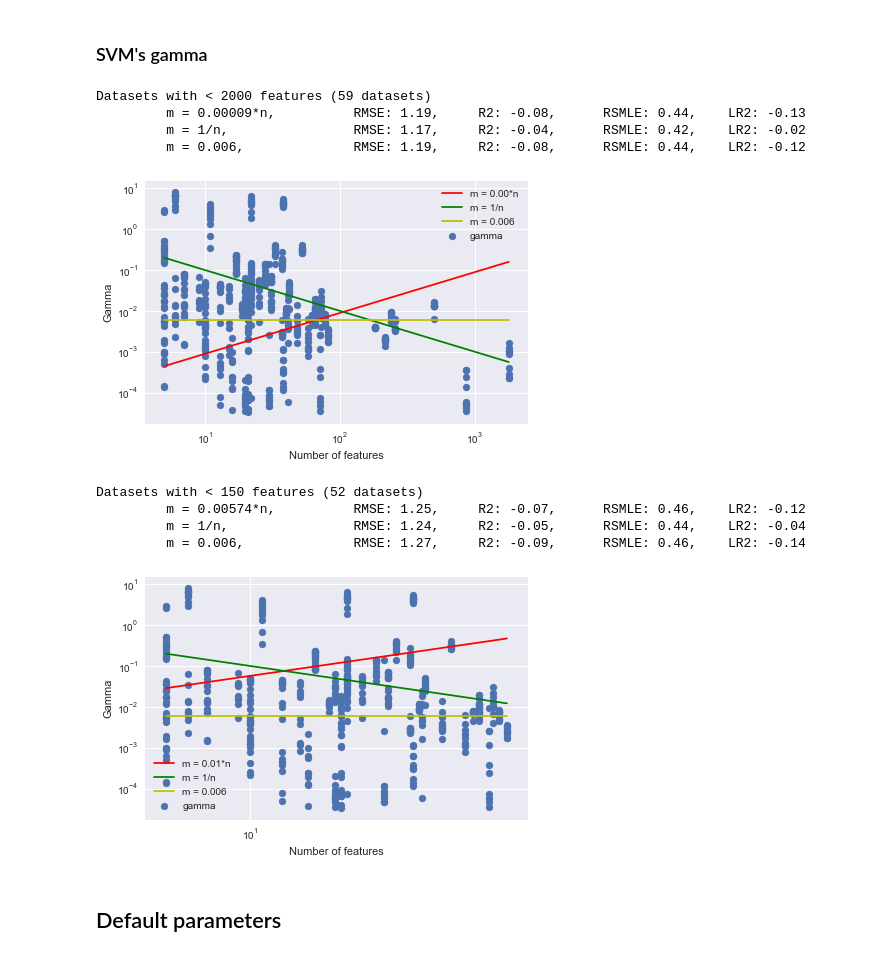
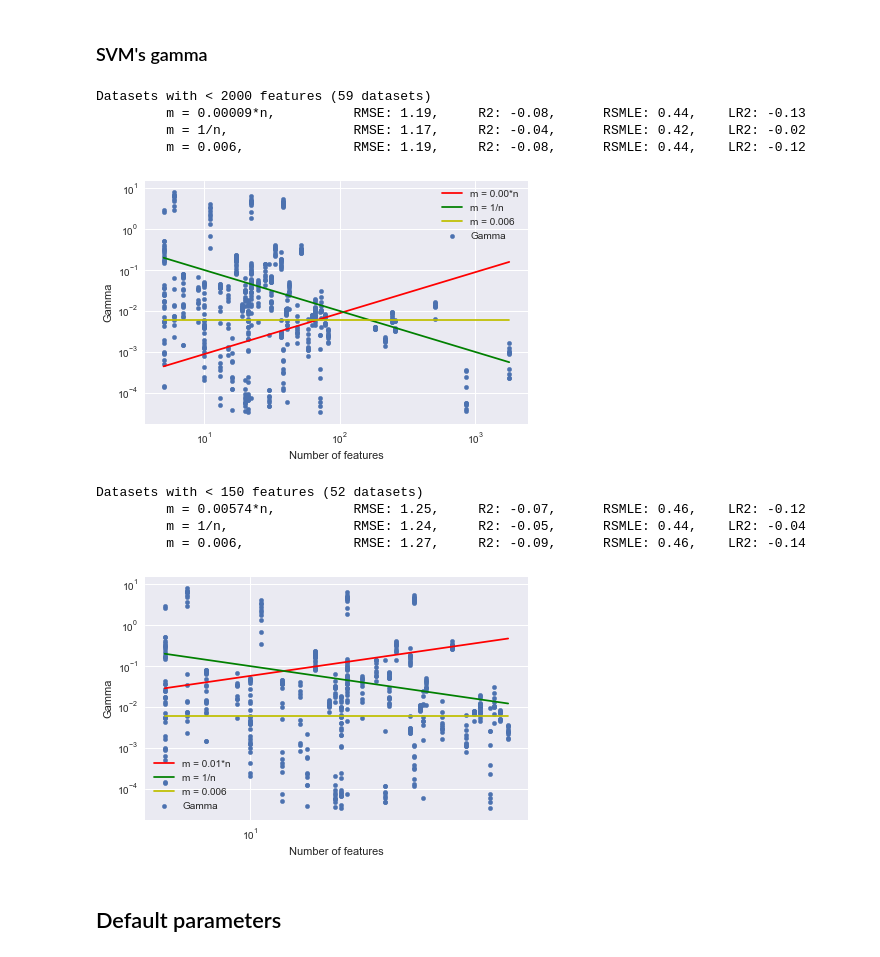
Before and after one commit to harel-coffee/hyperimp-auto, a Jupyter notebook: analysis experiment 1.ipynb, the cells around one changed output. Saved outputs shown, nothing was run; the diff lists cells and outputs as text; code cells hidden in the pictures.

```diff
--- a/analysis experiment 1.ipynb
+++ b/analysis experiment 1.ipynb
@@ -44,7 +44,7 @@ boolnom = ['bootstrap', 'criterion', 'shrinking']
 The intuition behind our method of finding default values, is to find the hyperparameter value that most often resulted in good performance. To this end, we first take a subset of the top _n_ performance data points of each dataset. Note that this subset contains _n_ * nr. of datasets datapoints. To get an idea of the distribution of the hyperparameters within the top _n_ dat points, we visualize them in a histogram.
 # %%
 n = 10
-m = 40
+m = 950
 
 algs_dict = {}
 dfs_dict = {}
@@ -56,7 +56,7 @@ for measure in ['acc', 'auc']:
     # get top n data
     dfs = {}
     for alg in algs:
-        dfs[alg.name] = hyperimp.get_topn(alg, n, m, False)
+        dfs[alg.name] = hyperimp.get_topn(alg, n, m, True)
     dfs_dict[measure] = dfs
 # %%
 grid = True # put images on grid or not
@@ -205,41 +209,41 @@ for filter_val in [2000, 150]:
     y = svm_topn_f['gamma']
     plt.xscale('log')
     plt.yscale('log')
-    plt.scatter(x,y)
+    plt.scatter(x,y,s = 20,label = "Gamma")
     plt.tight_layout()
     for func in [func1, func4, func5]:
         popt, pcov = curve_fit(func, x, y)
         rmse, r_squared = evaluate(x, y, popt)
         rmsle, r_squared_log = evaluate_log(x, y, popt)
         x_plot = np.linspace(int(min(x)), int(max(x)), 100)
         if func == func1:
             print('\t m = %.5f*n,\t \t RMSE: %.2f, \t R2: %.2f, \t RSMLE: %.2f, \t LR2: %.2f'%
                   (popt[0], rmse, r_squared, rmsle, r_squared_log))
             plt.plot(x_plot, func(x_plot, popt[0]), label = 'm = %.2f*n' %popt[0], c='r')
         elif func == func4:
             print('\t m = 1/n,\t \t RMSE: %.2f, \t R2: %.2f, \t RSMLE: %.2f, \t LR2: %.2f'%
                   (rmse, r_squared, rmsle, r_squared_log))
             plt.plot(x_plot, func(x_plot, popt[0]), label = 'm = 1/n', c='g')
         elif func == func5:
             print('\t m = 0.006,\t \t RMSE: %.2f, \t R2: %.2f, \t RSMLE: %.2f, \t LR2: %.2f'%
                   (rmse, r_squared, rmsle, r_squared_log))
             plt.plot(x_plot, len(x_plot)*[0.006], label = 'm = 0.006', c='y')
 
     plt.xlabel('Number of features')
     plt.ylabel('Gamma')
     plt.legend()
     plt.show()
 # %% [output]
 Datasets with < 2000 features (59 datasets)
          m = 0.00009*n,          RMSE: 1.19,     R2: -0.08,      RSMLE: 0.44,    LR2: -0.13
          m = 1/n,                RMSE: 1.17,     R2: -0.04,      RSMLE: 0.42,    LR2: -0.02
          m = 0.006,              RMSE: 1.19,     R2: -0.08,      RSMLE: 0.44,    LR2: -0.12
-[figure, old version]
+[figure, new version]
 Datasets with < 150 features (52 datasets)
          m = 0.00574*n,          RMSE: 1.25,     R2: -0.07,      RSMLE: 0.46,    LR2: -0.12
          m = 1/n,                RMSE: 1.24,     R2: -0.05,      RSMLE: 0.44,    LR2: -0.04
          m = 0.006,              RMSE: 1.27,     R2: -0.09,      RSMLE: 0.46,    LR2: -0.14
-[figure, old version]
+[figure, new version]
 # %% [markdown]
 ## Default parameters
 # %%
```
Also changed, not shown: parts of 4 cells of this notebook, 22 other files.
